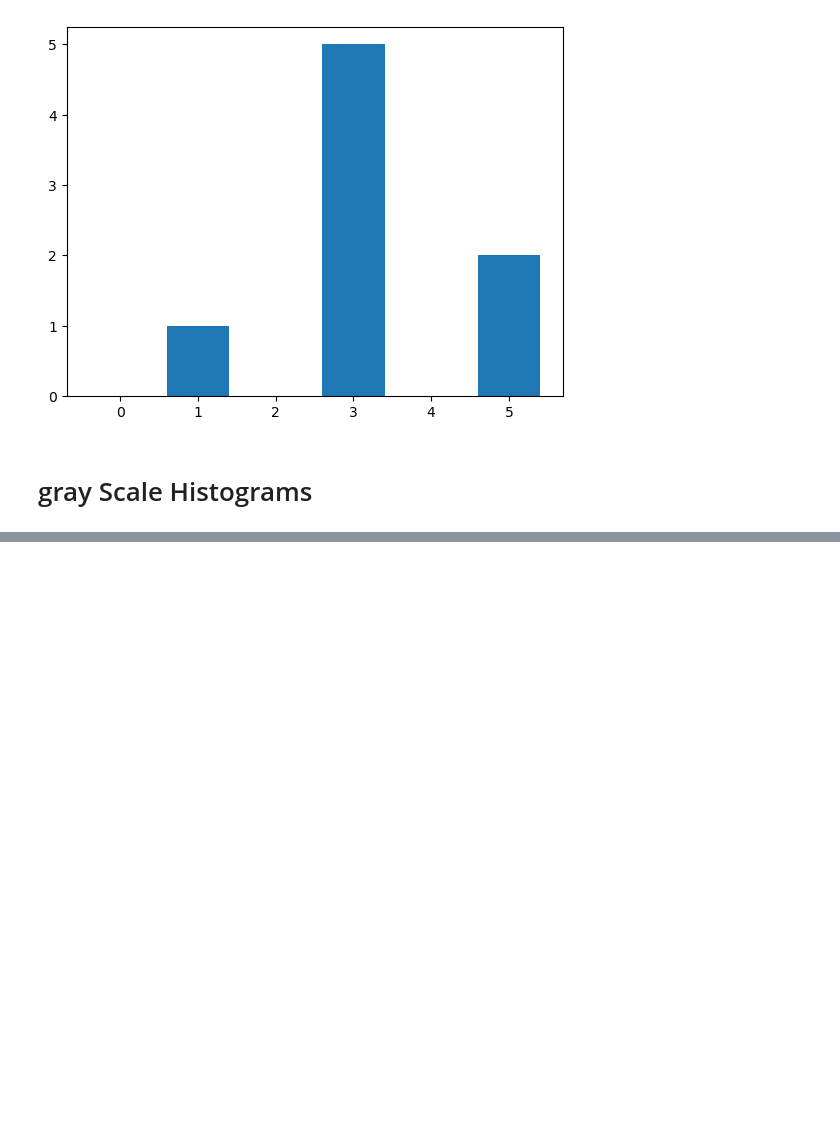
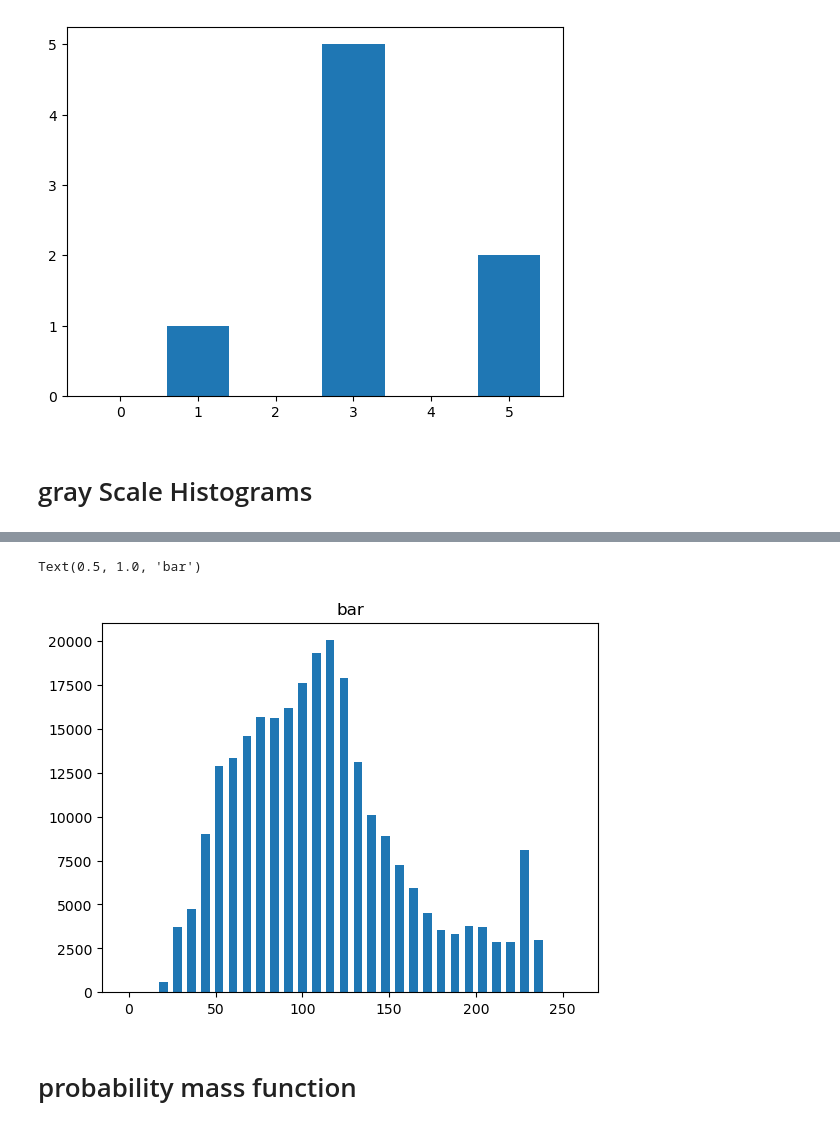
Before and after one commit to Immortal-Pi/IBMAIEngineer, a Jupyter notebook: ComputerVision/HistogramAndIntensityTransformations.ipynb, the cells around one changed output, grey strips where cells are left out. Saved outputs shown, nothing was run; the diff lists cells and outputs as text; code cells hidden in the pictures; blank space fills up the shorter version.

```diff
--- a/ComputerVision/HistogramAndIntensityTransformations.ipynb
+++ b/ComputerVision/HistogramAndIntensityTransformations.ipynb
@@ -52,0 +61,9 @@ plt.show()
+# %%
+intensity_values=np.array([x for x in range(hist.shape[0])])
+plt.bar(intensity_values,hist[:,0],width=5)
+plt.title('bar')
+# %% [output]
+Text(0.5, 1.0, 'bar')
+[figure, added]
+# %% [markdown]
+# probability mass function
```
Also changed, not shown: parts of 45 cells of this notebook, 2 other files.
